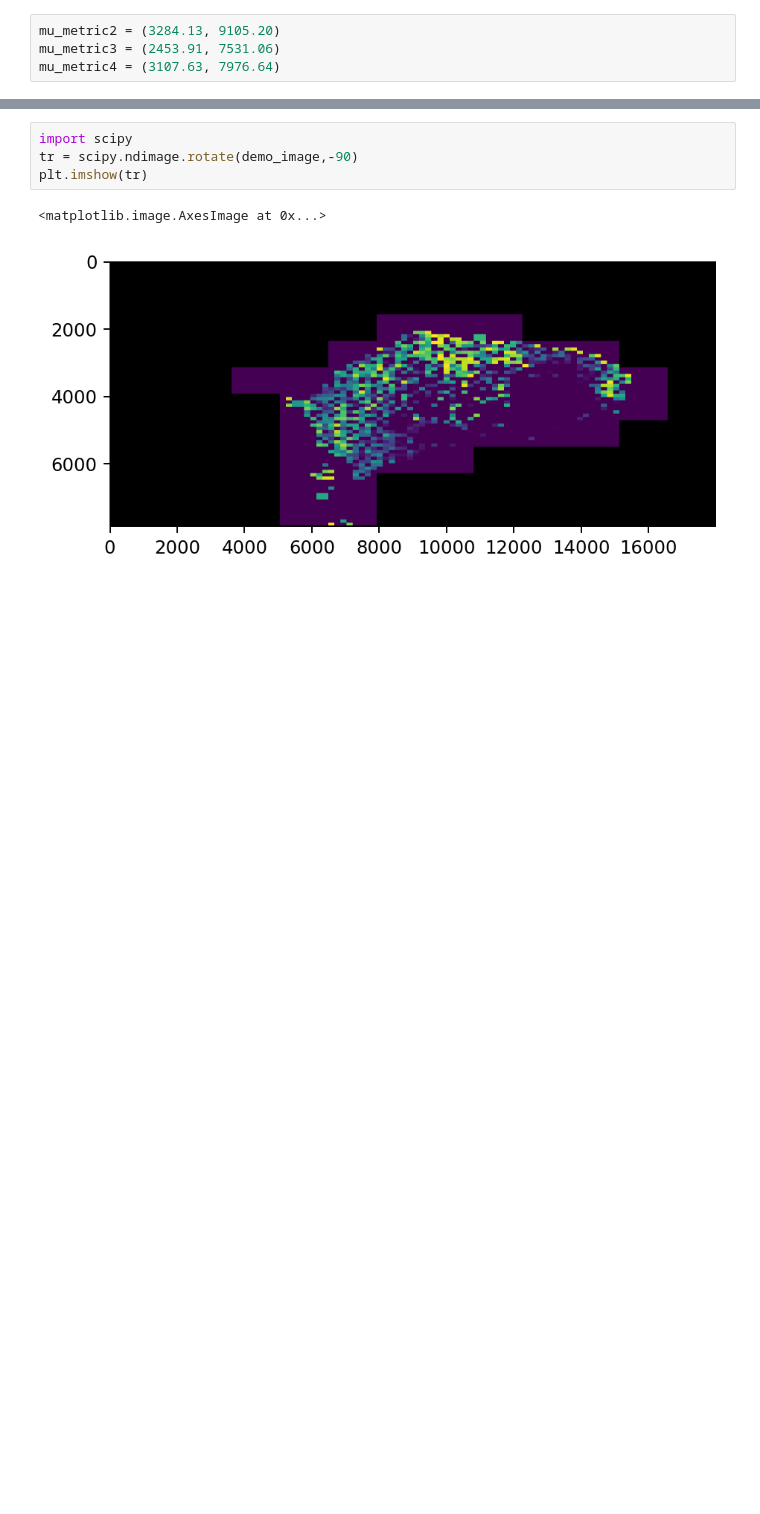
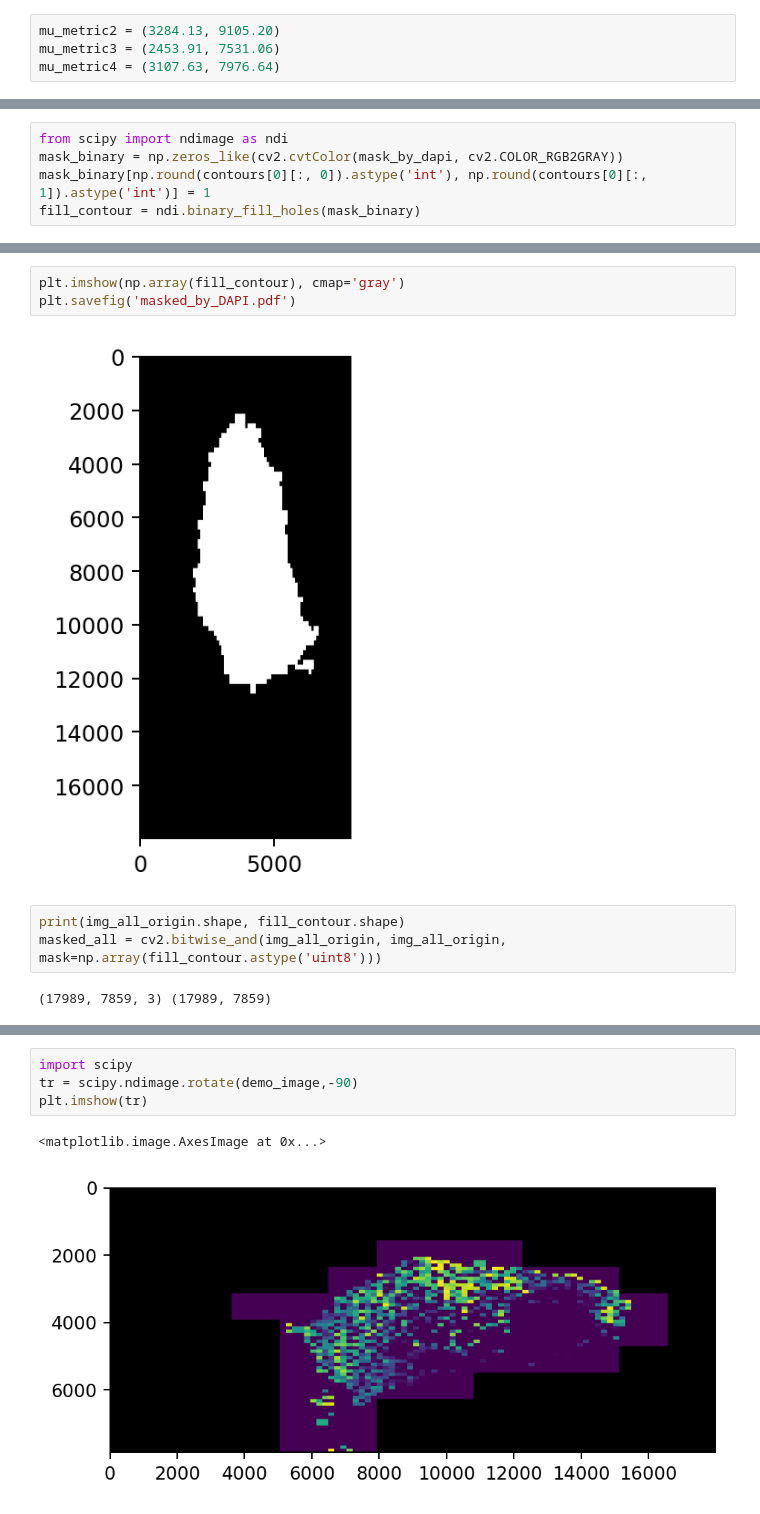
Before and after one commit to BiomedicalMachineLearning/SkinSpatial, a Jupyter notebook: Posprocess_result_from_QuPath.ipynb, the cells around one changed output, grey strips where cells are left out. Saved outputs shown, nothing was run; the diff lists cells and outputs as text; blank space fills up the shorter version.

```diff
--- a/Posprocess_result_from_QuPath.ipynb
+++ b/Posprocess_result_from_QuPath.ipynb
@@ -491,0 +576,5 @@ mu_metric4 = (3107.63, 7976.64)
+# %%
+from scipy import ndimage as ndi
+mask_binary = np.zeros_like(cv2.cvtColor(mask_by_dapi, cv2.COLOR_RGB2GRAY))
+mask_binary[np.round(contours[0][:, 0]).astype('int'), np.round(contours[0][:, 1]).astype('int')] = 1
+fill_contour = ndi.binary_fill_holes(mask_binary)
@@ -491,0 +586,10 @@ mu_metric4 = (3107.63, 7976.64)
+# %%
+plt.imshow(np.array(fill_contour), cmap='gray')
+plt.savefig('masked_by_DAPI.pdf')
+# %% [output]
+[figure, added]
+# %%
+print(img_all_origin.shape, fill_contour.shape)
+masked_all = cv2.bitwise_and(img_all_origin, img_all_origin, mask=np.array(fill_contour.astype('uint8')))
+# %% [output]
+(17989, 7859, 3) (17989, 7859)
```
Also changed, not shown: parts of 21 cells of this notebook, 1 other file.
